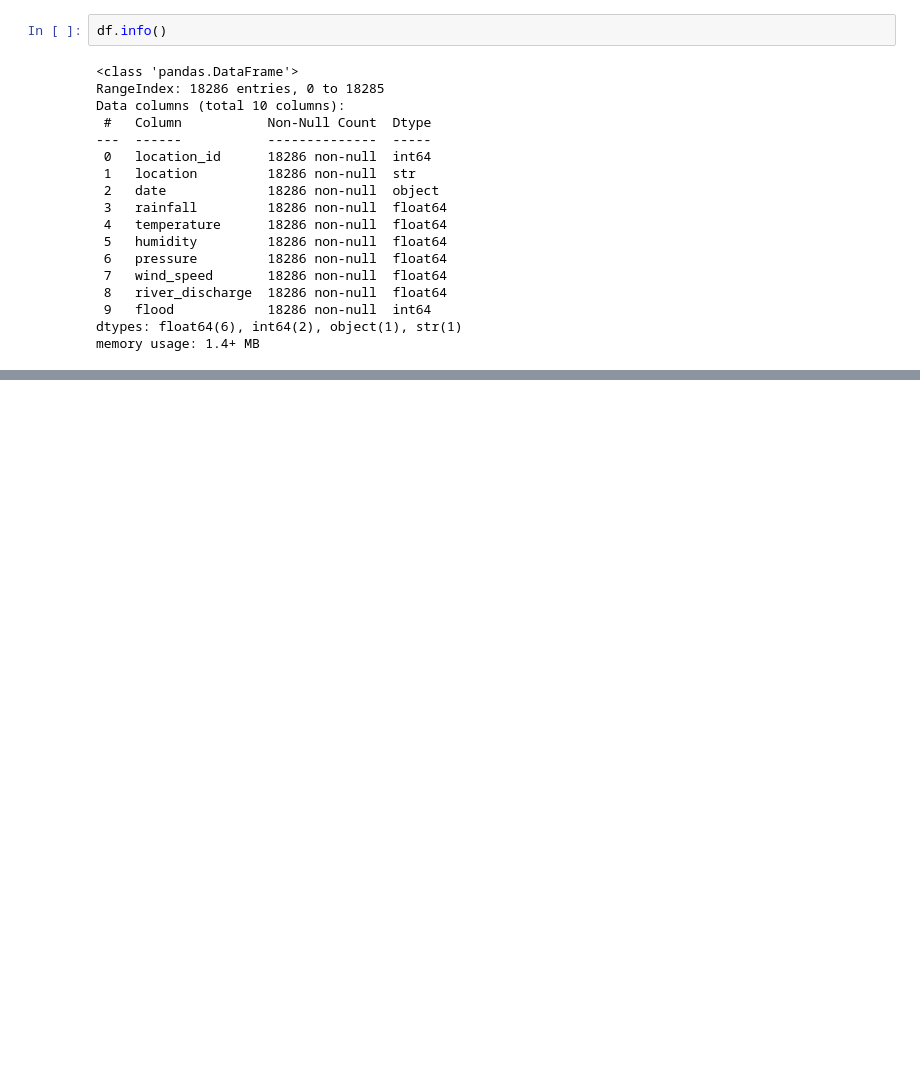
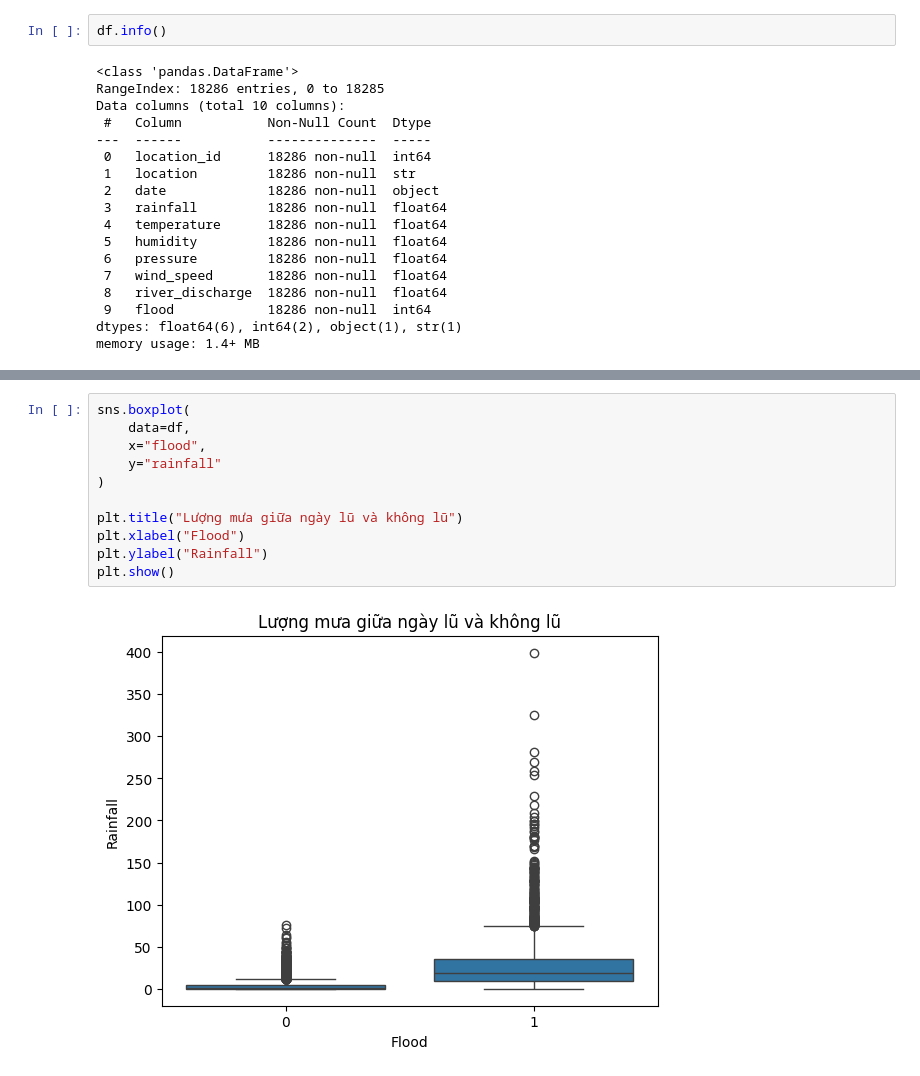
Before and after one commit to HaiDang193/Flood-Prediction, a Jupyter notebook: src/EDA.ipynb, the cells around one changed output, grey strips where cells are left out. Drawn from its saved outputs; the diff is of its cells as text; blank space fills up the shorter version.

```diff
--- a/src/EDA.ipynb
+++ b/src/EDA.ipynb
@@ -407,0 +178,13 @@ Done
+# %%
+sns.boxplot(
+    data=df,
+    x="flood",
+    y="rainfall"
+)
+
+plt.title("Lượng mưa giữa ngày lũ và không lũ")
+plt.xlabel("Flood")
+plt.ylabel("Rainfall")
+plt.show()
+# %% [output]
+[figure, added]
```
Also changed, not shown: parts of 54 cells of this notebook, 18 other files.
